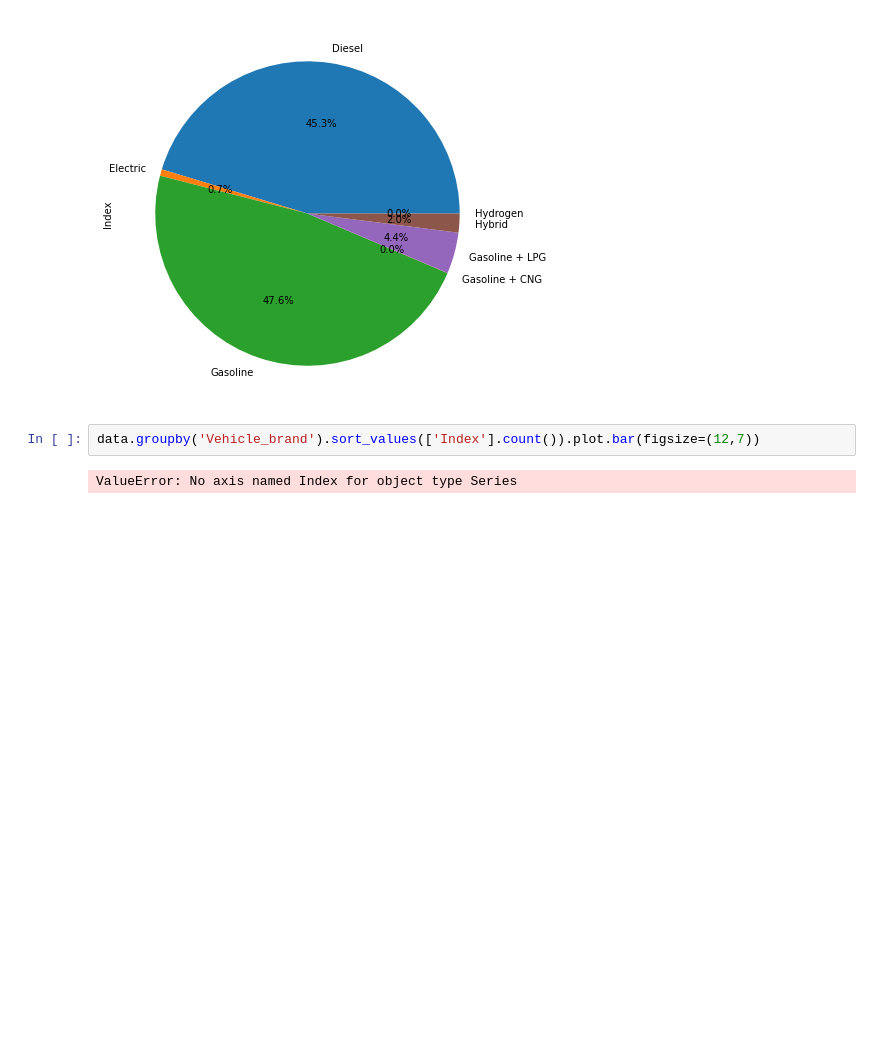
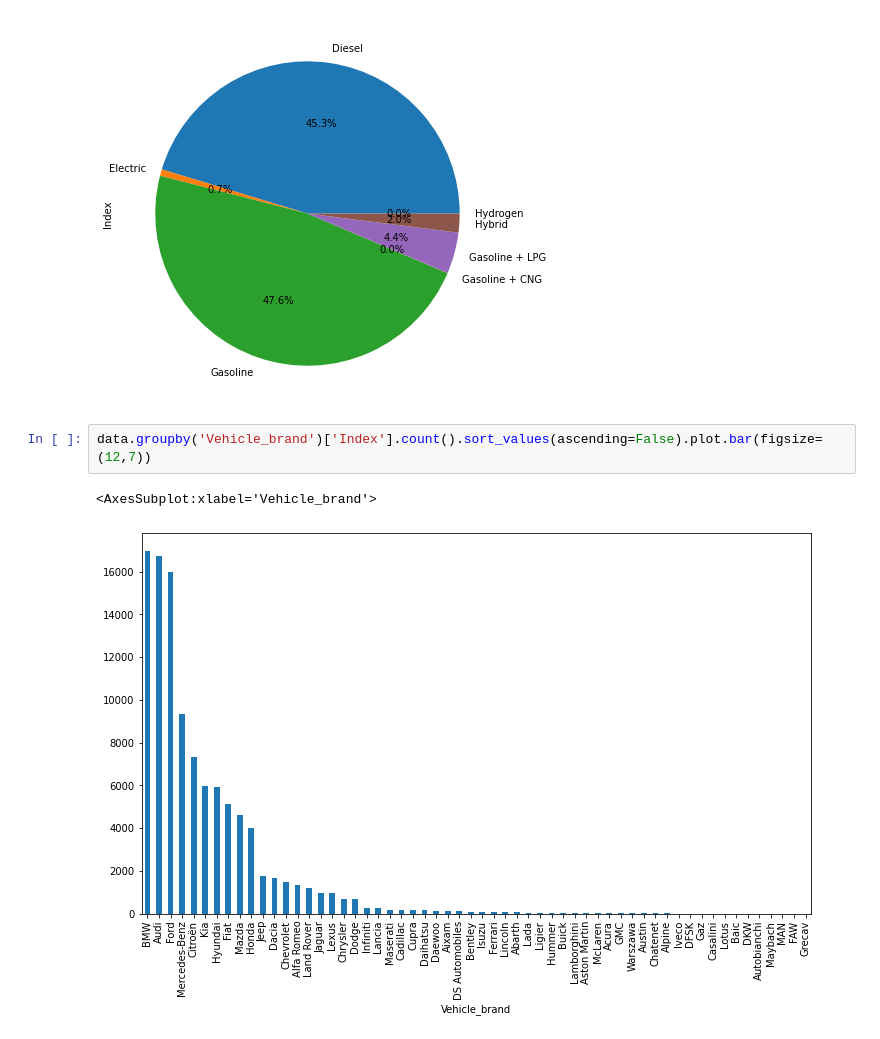
Before and after one commit to pawel200020/machine-learning-project, a Jupyter notebook: project.ipynb, the cells around one changed output. Cells and saved outputs as stored; diff of their text form; blank space fills up the shorter version.

Commit message:
plots 2

```diff
--- a/project.ipynb
+++ b/project.ipynb
@@ -158,6 +158,7 @@ data.groupby('Fuel_type')['Index'].count().plot.pie(figsize=(12,7),autopct="%1.1
 <AxesSubplot:ylabel='Index'>
 [figure]
 # %%
-data.groupby('Vehicle_brand').sort_values(['Index'].count()).plot.bar(figsize=(12,7))
+data.groupby('Vehicle_brand')['Index'].count().sort_values(ascending=False).plot.bar(figsize=(12,7))
 # %% [output]
-ValueError: No axis named Index for object type Series
+<AxesSubplot:xlabel='Vehicle_brand'>
+[figure, added]
```
Also changed, not shown: parts of 9 cells of this notebook.
